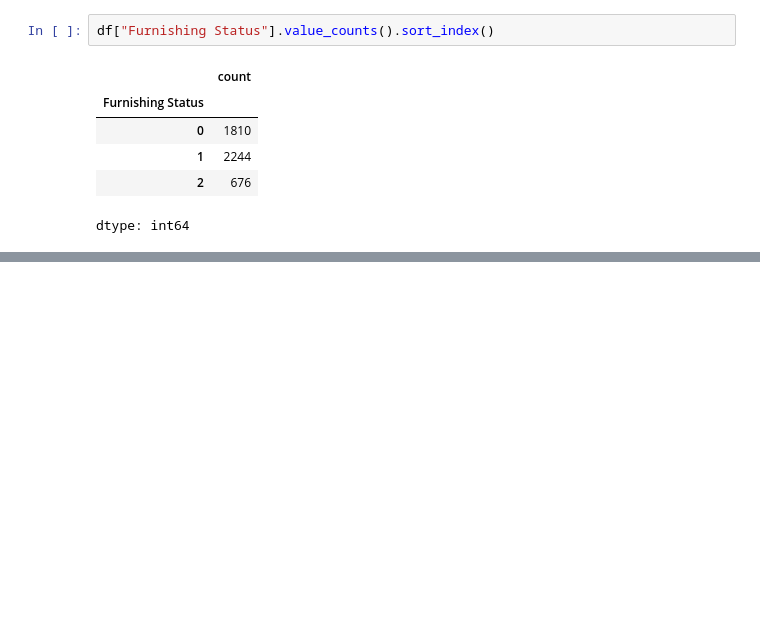
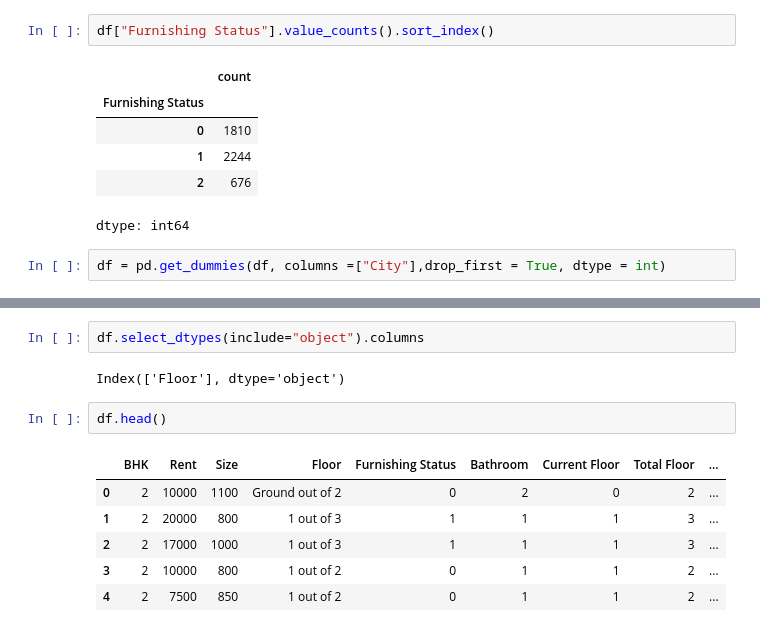
Before and after one commit to Comrade123-123/house-rent-predictor, a Jupyter notebook: house_rent_prediction.ipynb, the cells around one changed output, grey strips where cells are left out. Cells and saved outputs as stored; diff of their text form; blank space fills up the shorter version.

```diff
--- a/house_rent_prediction.ipynb
+++ b/house_rent_prediction.ipynb
@@ -577,3 +577,5 @@ df["Furnishing Status"].value_counts().sort_index()
 | 1 | 2244 |
 | 2 | 676 |
 dtype: int64
+# %%
+df = pd.get_dummies(df, columns =["City"],drop_first = True, dtype = int)
@@ -579,0 +605,13 @@ dtype: int64
+# %%
+df.select_dtypes(include="object").columns
+# %% [output]
+Index(['Floor'], dtype='object')
+# %%
+df.head()
+# %% [output]
+|  | BHK | Rent | Size | Floor | Furnishing Status | Bathroom | Current Floor | Total Floor | ... |
+| 0 | 2 | 10000 | 1100 | Ground out of 2 | 0 | 2 | 0 | 2 | ... |
+| 1 | 2 | 20000 | 800 | 1 out of 3 | 1 | 1 | 1 | 3 | ... |
+| 2 | 2 | 17000 | 1000 | 1 out of 3 | 1 | 1 | 1 | 3 | ... |
+| 3 | 2 | 10000 | 800 | 1 out of 2 | 0 | 1 | 1 | 2 | ... |
+| 4 | 2 | 7500 | 850 | 1 out of 2 | 0 | 1 | 1 | 2 | ... |
```
Also changed, not shown: parts of 44 cells of this notebook.
